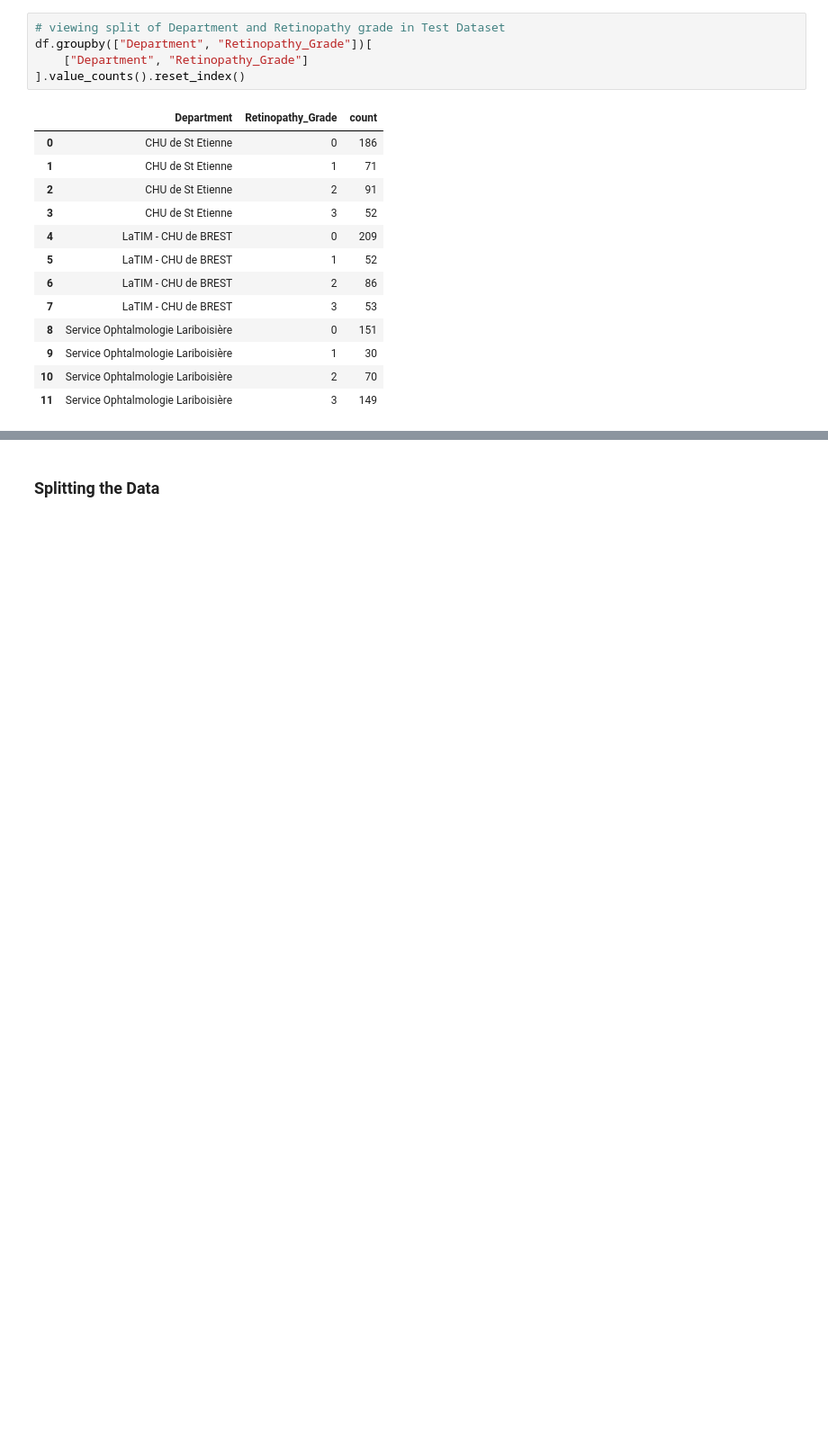
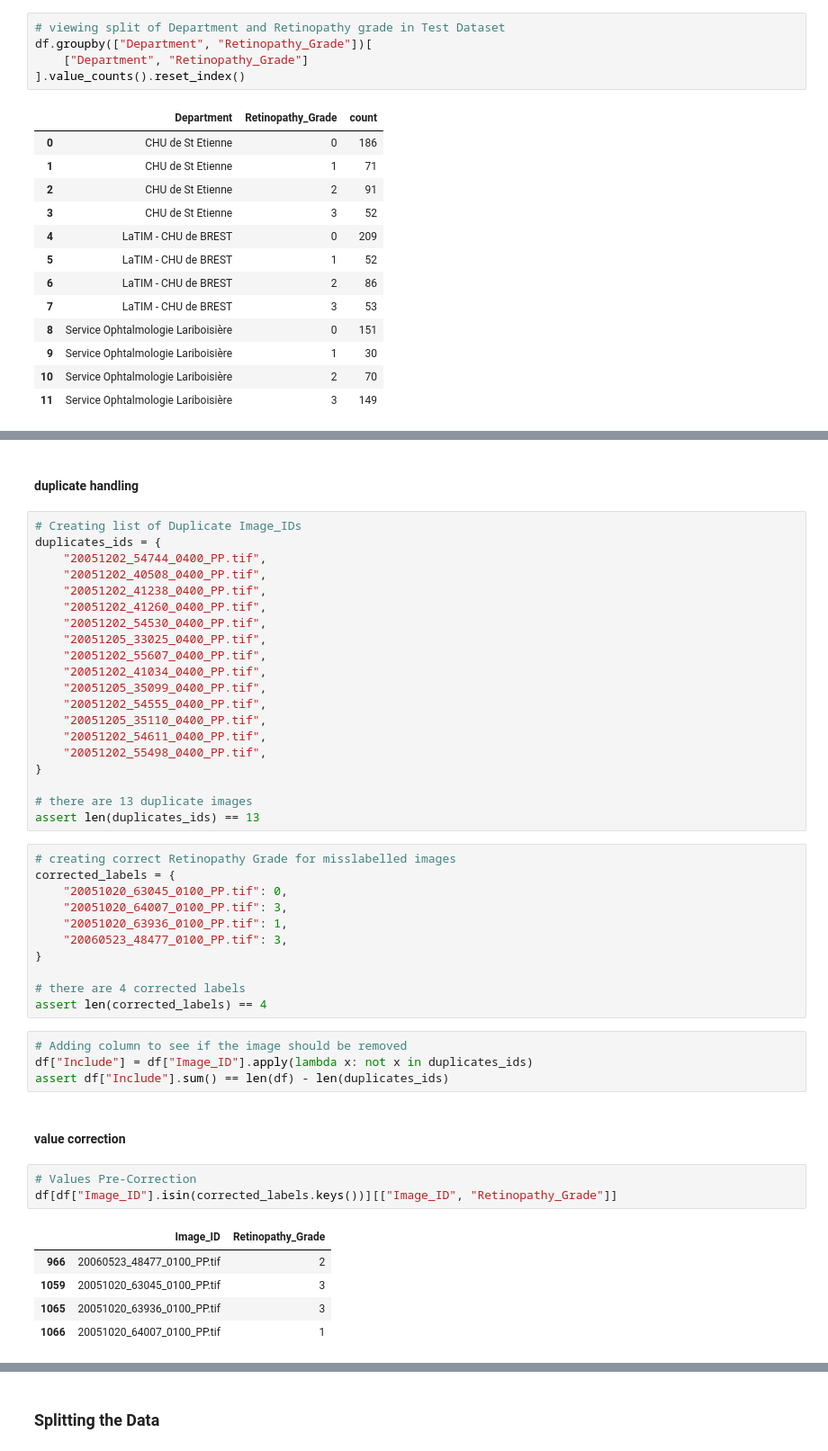
Before and after one commit to tinayiluo0322/The-Impact-of-Image-Preprocessing-on-Diabetic-Retinopathy-Detection, a Jupyter notebook: 01_Codes/01_Messidor_Combine.ipynb, the cells around one changed output, grey strips where cells are left out. Shown: that part at 90% size. Cells and saved outputs as stored; diff of their text form; blank space fills up the shorter version.

```diff
--- a/01_Codes/01_Messidor_Combine.ipynb
+++ b/01_Codes/01_Messidor_Combine.ipynb
@@ -139,0 +144,48 @@ df.groupby(["Department", "Retinopathy_Grade"])[
+# %% [markdown]
+#### duplicate handling
+# %%
+# Creating list of Duplicate Image_IDs
+duplicates_ids = {
+    "20051202_54744_0400_PP.tif",
+    "20051202_40508_0400_PP.tif",
+    "20051202_41238_0400_PP.tif",
+    "20051202_41260_0400_PP.tif",
+    "20051202_54530_0400_PP.tif",
+    "20051205_33025_0400_PP.tif",
+    "20051202_55607_0400_PP.tif",
+    "20051202_41034_0400_PP.tif",
+    "20051205_35099_0400_PP.tif",
+    "20051202_54555_0400_PP.tif",
+    "20051205_35110_0400_PP.tif",
+    "20051202_54611_0400_PP.tif",
+    "20051202_55498_0400_PP.tif",
+}
+
+# there are 13 duplicate images
+assert len(duplicates_ids) == 13
+# %%
+# creating correct Retinopathy Grade for misslabelled images
+corrected_labels = {
+    "20051020_63045_0100_PP.tif": 0,
+    "20051020_64007_0100_PP.tif": 3,
+    "20051020_63936_0100_PP.tif": 1,
+    "20060523_48477_0100_PP.tif": 3,
+}
+
+# there are 4 corrected labels
+assert len(corrected_labels) == 4
+# %%
+# Adding column to see if the image should be removed
+df["Include"] = df["Image_ID"].apply(lambda x: not x in duplicates_ids)
+assert df["Include"].sum() == len(df) - len(duplicates_ids)
+# %% [markdown]
+#### value correction
+# %%
+# Values Pre-Correction
+df[df["Image_ID"].isin(corrected_labels.keys())][["Image_ID", "Retinopathy_Grade"]]
+# %% [output]
+|  | Image_ID | Retinopathy_Grade |
+| 966 | 20060523_48477_0100_PP.tif | 2 |
+| 1059 | 20051020_63045_0100_PP.tif | 3 |
+| 1065 | 20051020_63936_0100_PP.tif | 3 |
+| 1066 | 20051020_64007_0100_PP.tif | 1 |
```
Also changed, not shown: parts of 9 cells of this notebook, 5 other files.
